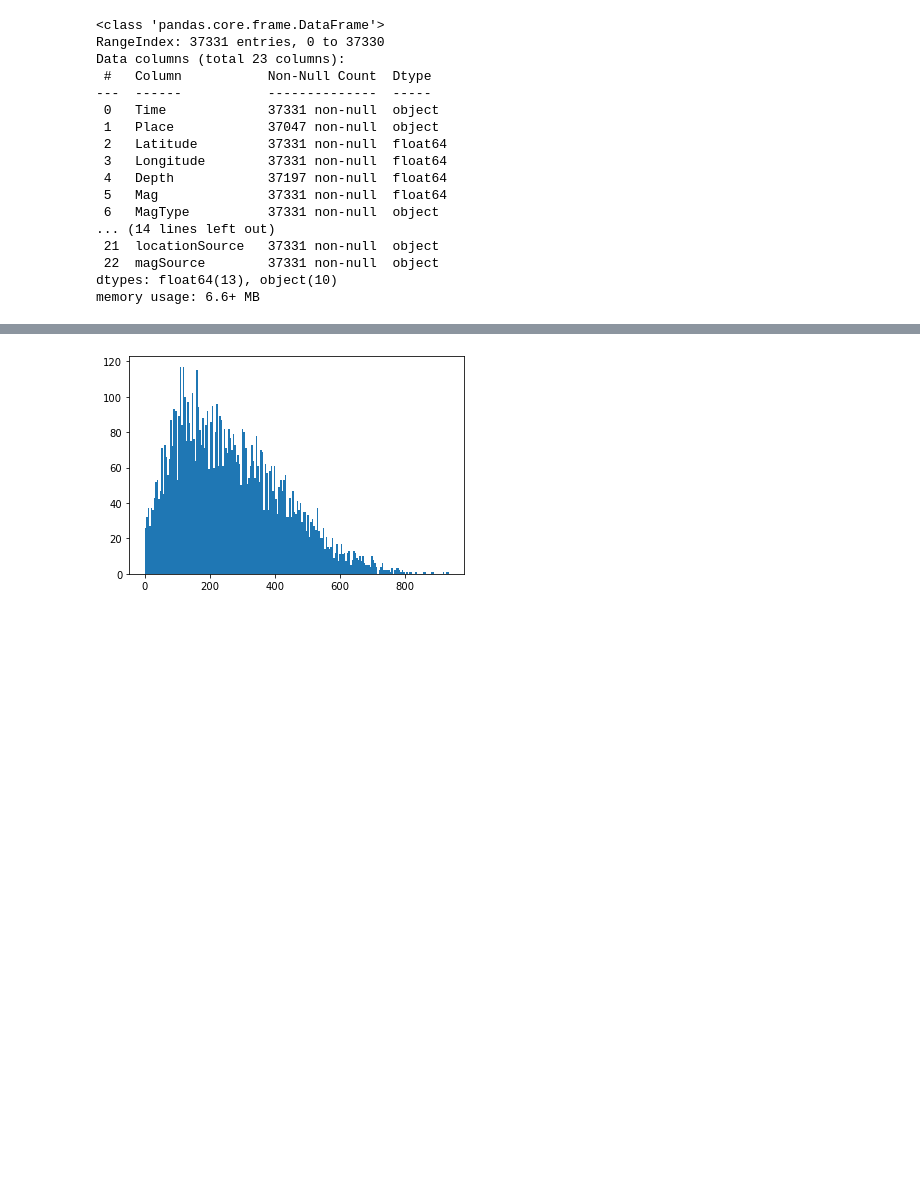
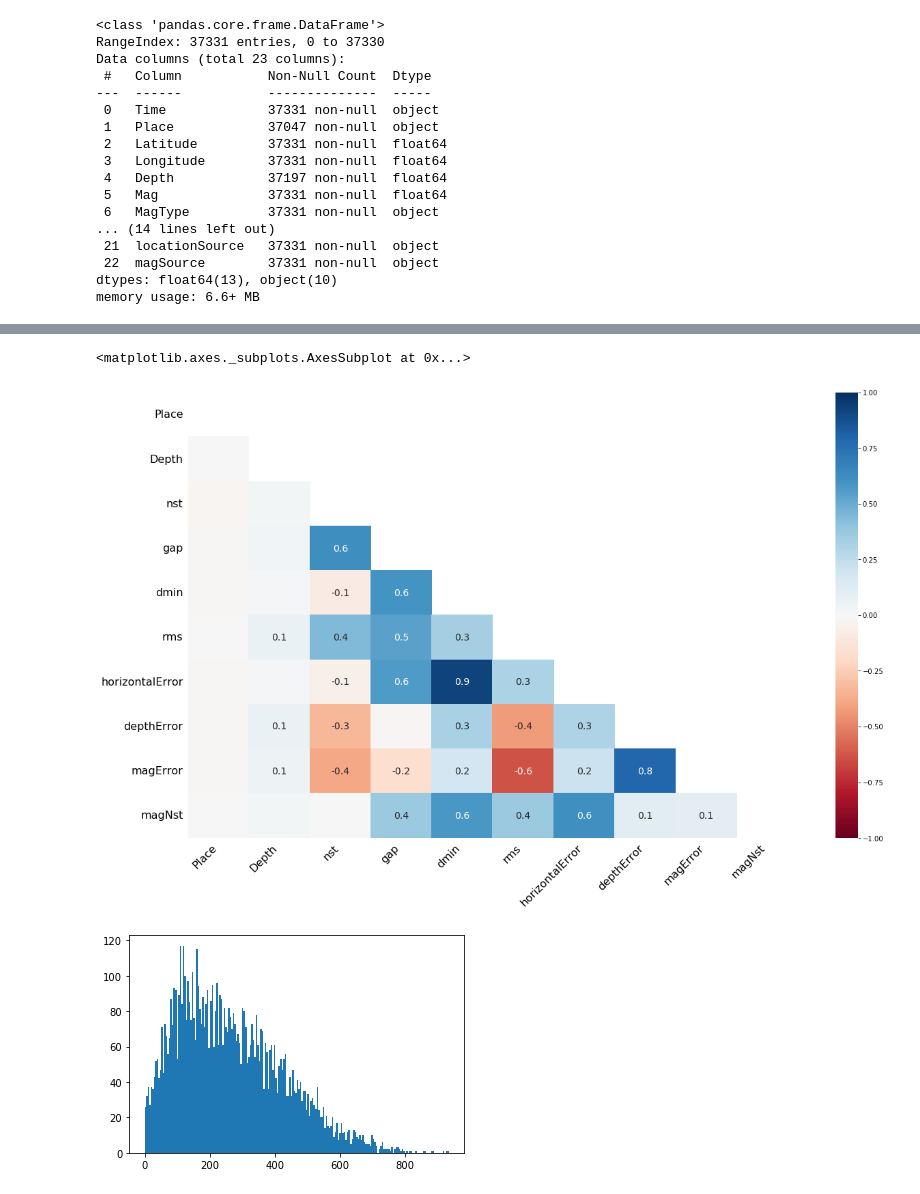
Before and after one commit to imurcortes/Eathquake, a Jupyter notebook: code.ipynb, the cells around one changed output, grey strips where cells are left out. Cells and saved outputs as stored; diff of their text form; code cells hidden in the pictures; blank space fills up the shorter version.

```diff
--- a/code.ipynb
+++ b/code.ipynb
@@ -56,3 +143,9 @@ Las columnas devuelven la siguiente información:
+# %%
+# Gráfico heatmap para comprobar niveles de correlación de missings entre variables
+msno.heatmap(df)
+# %% [output]
+<matplotlib.axes._subplots.AxesSubplot at 0x...>
+[figure, added]
 # %%
 import matplotlib.pyplot as plt
 plt.hist(df.nst, bins=200)
```
Also changed, not shown: parts of 14 cells of this notebook, 1 other file.
